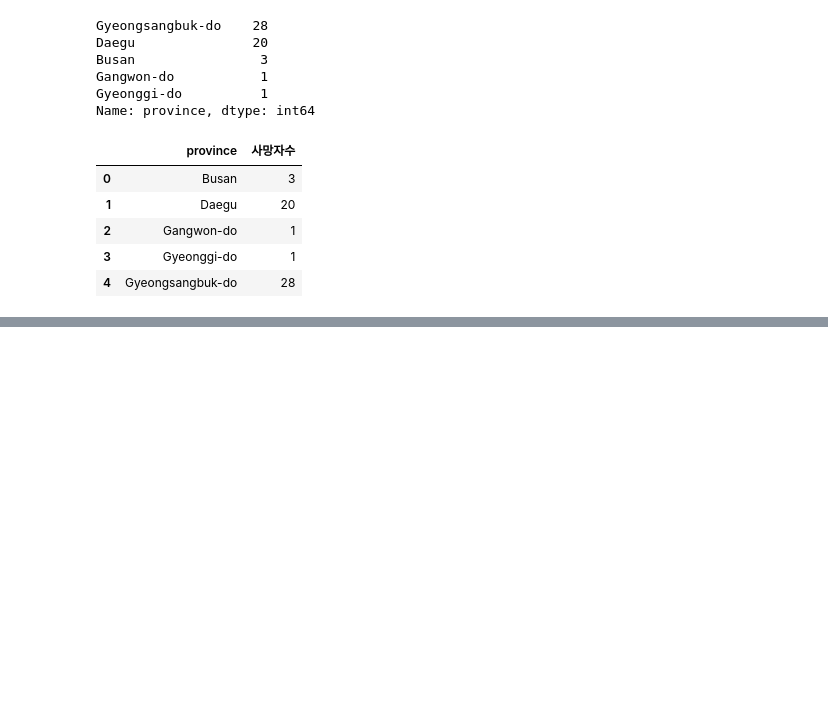
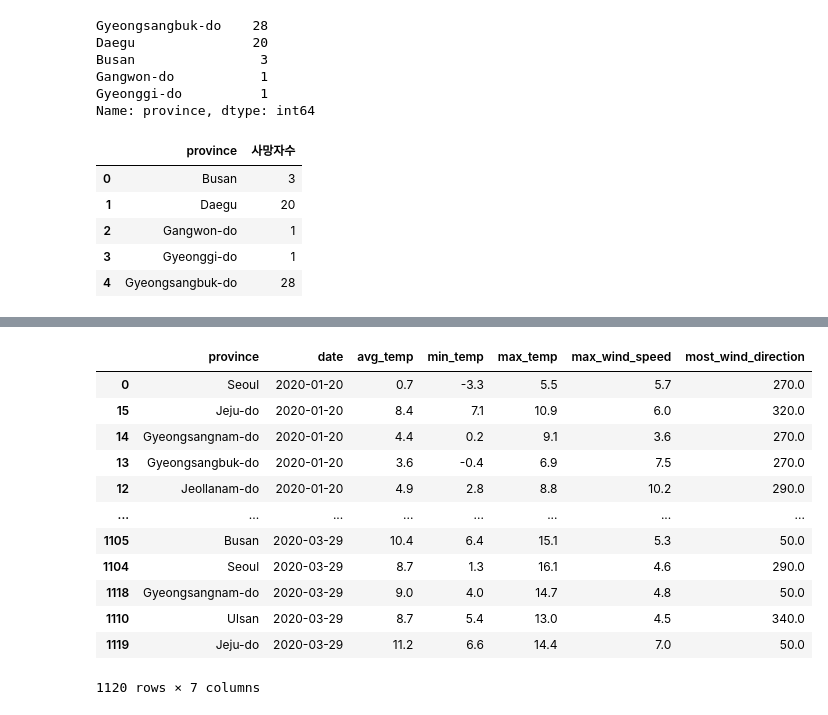
Before and after one commit to young-hun-jo/KaggleStruggle, a Jupyter notebook: covid_19/Dacon_covid19_2week.ipynb, the cells around one changed output, grey strips where cells are left out. Cells and saved outputs as stored; diff of their text form; code cells hidden in the pictures; blank space fills up the shorter version.

```diff
--- a/covid_19/Dacon_covid19_2week.ipynb
+++ b/covid_19/Dacon_covid19_2week.ipynb
@@ -134,0 +385,3 @@ death_location
+# %%
+# date 칼럼 datetime 형태로 변환해주기
+weather['date'] = pd.to_datetime(weather['date'])
@@ -134,0 +413,4 @@ death_location
+# %%
+# weather데이터에서 date가 2020-01-20~2020-03-29일까지 데이터만 뽑기
+weather_df = weather[weather['date'].isin(pd.date_range(start='2020-01-20', end='2020-03-29'))]
+weather_df.head()
@@ -134,0 +520,3 @@ death_location
+# %%
+weather_df = weather_df.reset_index(drop=True)
+weather_df.head()
@@ -134,0 +549,17 @@ death_location
+# %%
+weather_df = weather_df.sort_values(by=['date'], ascending=True)
+weather_df
+# %% [output]
+|  | province | date | avg_temp | min_temp | max_temp | max_wind_speed | most_wind_direction |
+| 0 | Seoul | 2020-01-20 | 0.7 | -3.3 | 5.5 | 5.7 | 270.0 |
+| 15 | Jeju-do | 2020-01-20 | 8.4 | 7.1 | 10.9 | 6.0 | 320.0 |
+| 14 | Gyeongsangnam-do | 2020-01-20 | 4.4 | 0.2 | 9.1 | 3.6 | 270.0 |
+| 13 | Gyeongsangbuk-do | 2020-01-20 | 3.6 | -0.4 | 6.9 | 7.5 | 270.0 |
+| 12 | Jeollanam-do | 2020-01-20 | 4.9 | 2.8 | 8.8 | 10.2 | 290.0 |
+| ... | ... | ... | ... | ... | ... | ... | ... |
+| 1105 | Busan | 2020-03-29 | 10.4 | 6.4 | 15.1 | 5.3 | 50.0 |
+| 1104 | Seoul | 2020-03-29 | 8.7 | 1.3 | 16.1 | 4.6 | 290.0 |
+| 1118 | Gyeongsangnam-do | 2020-03-29 | 9.0 | 4.0 | 14.7 | 4.8 | 50.0 |
+| 1110 | Ulsan | 2020-03-29 | 8.7 | 5.4 | 13.0 | 4.5 | 340.0 |
+| 1119 | Jeju-do | 2020-03-29 | 11.2 | 6.6 | 14.4 | 7.0 | 50.0 |
+1120 rows × 7 columns
```
Also changed, not shown: parts of 52 cells of this notebook.
